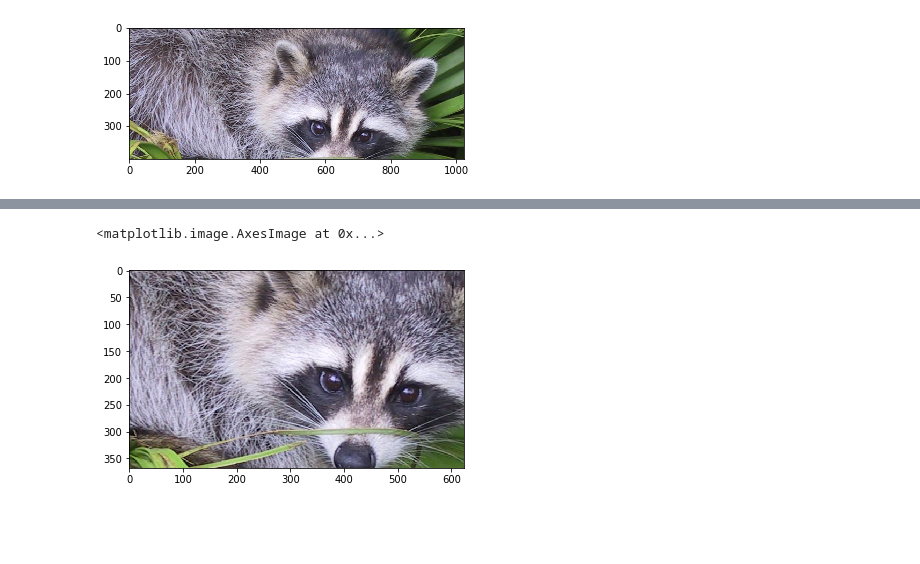
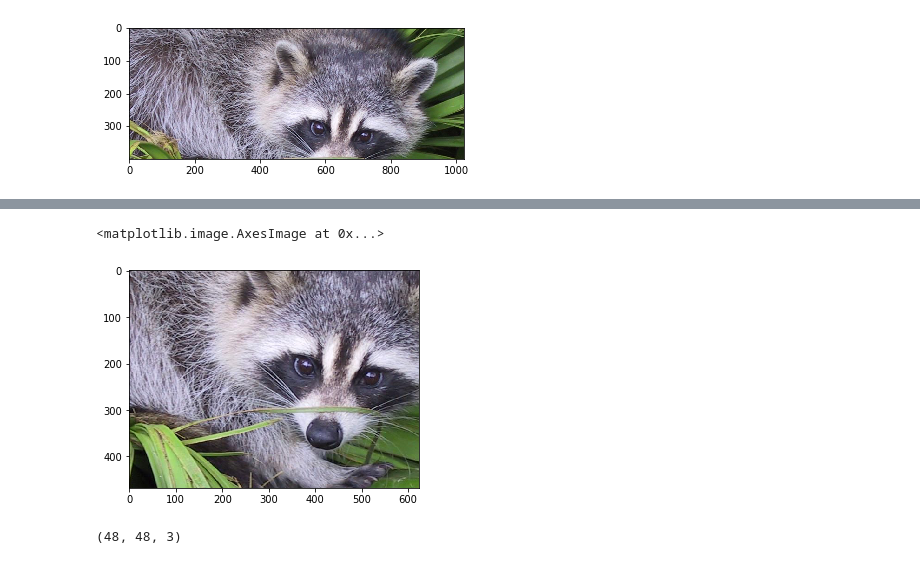
Before and after one commit to srikanthpragada/DS_01_OCT_2019, a Jupyter notebook: numpy_demo.ipynb, the cells around one changed output, grey strips where cells are left out. Cells and saved outputs as stored; diff of their text form; code cells hidden in the pictures; blank space fills up the shorter version.

```diff
--- a/numpy_demo.ipynb
+++ b/numpy_demo.ipynb
@@ -650,5 +668,5 @@ plt.imshow(img[:400,:,:])
 # %%
-plt.imshow(img[100:-300,200:-200,:])  # Crop image
+plt.imshow(img[100:-200,200:-200,:])  # Crop image
 # %% [output]
 <matplotlib.image.AxesImage at 0x...>
-[figure, old version]
+[figure, new version]
@@ -654,0 +675,4 @@ plt.imshow(img[100:-300,200:-200,:])  # Crop image
+# %%
+john.shape
+# %% [output]
+(48, 48, 3)
```
Also changed, not shown: parts of 9 cells of this notebook, 2 other files.
